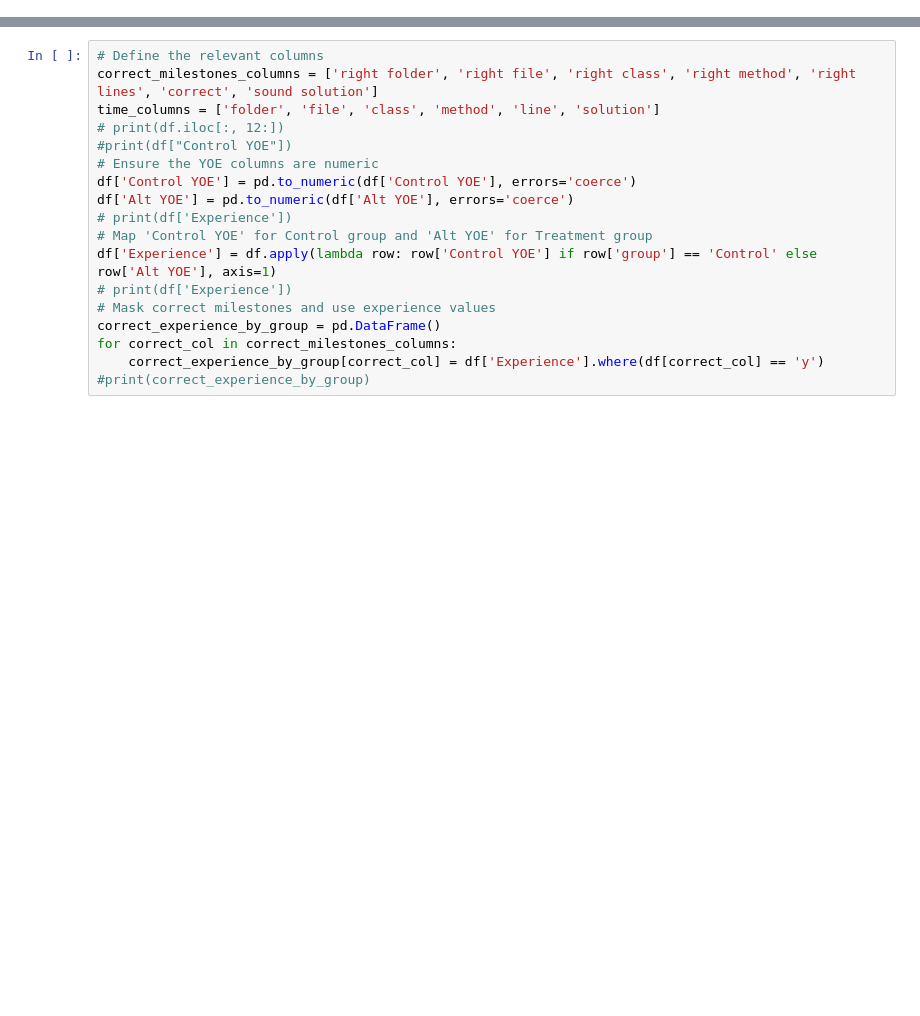
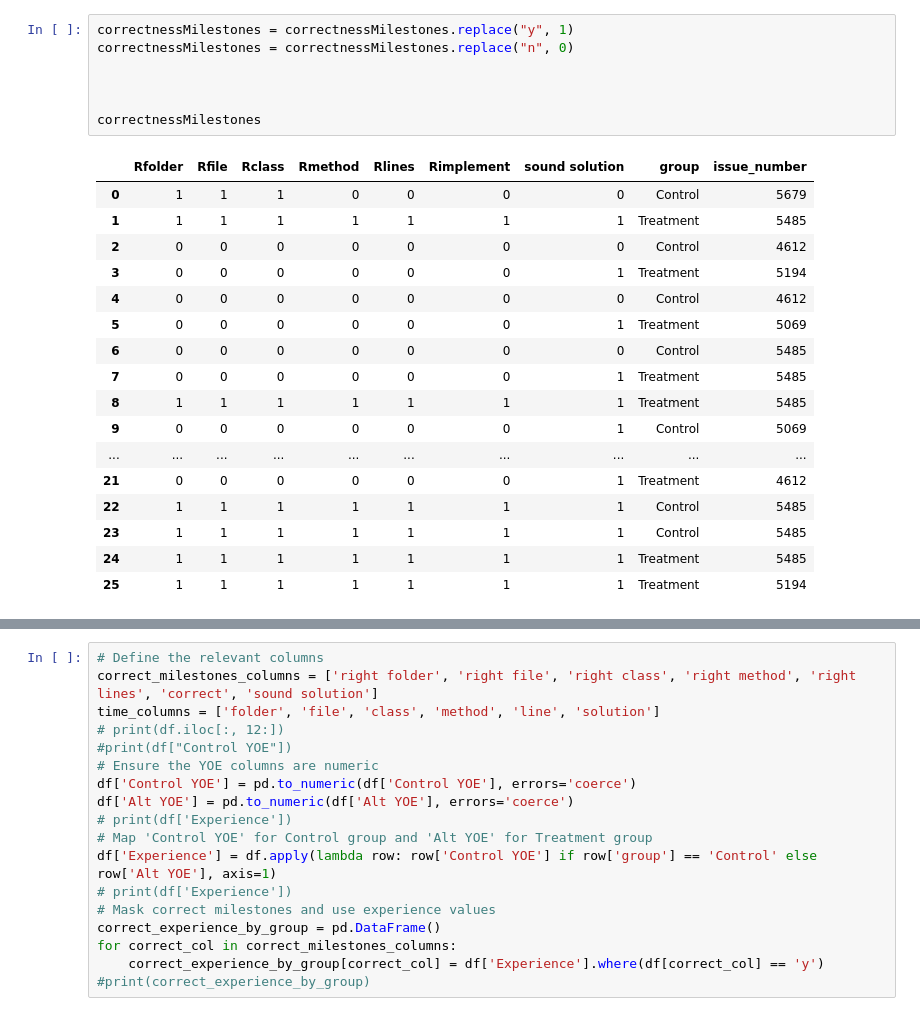
Before and after one commit to JoeyV55/DomainLabelsExperiment, a Jupyter notebook: plots-Final.ipynb, the cells around one changed output, grey strips where cells are left out. Saved outputs shown, nothing was run; the diff lists cells and outputs as text; blank space fills up the shorter version.

```diff
--- a/plots-Final.ipynb
+++ b/plots-Final.ipynb
@@ -8,0 +34,25 @@ df = pd.read_csv(results_milestones_nov24)
+# %%
+correctnessMilestones = correctnessMilestones.replace("y", 1)
+correctnessMilestones = correctnessMilestones.replace("n", 0)
+
+
+
+correctnessMilestones
+# %% [output]
+|  | Rfolder | Rfile | Rclass | Rmethod | Rlines | Rimplement | sound solution | group | issue_number |
+| 0 | 1 | 1 | 1 | 0 | 0 | 0 | 0 | Control | 5679 |
+| 1 | 1 | 1 | 1 | 1 | 1 | 1 | 1 | Treatment | 5485 |
+| 2 | 0 | 0 | 0 | 0 | 0 | 0 | 0 | Control | 4612 |
+| 3 | 0 | 0 | 0 | 0 | 0 | 0 | 1 | Treatment | 5194 |
+| 4 | 0 | 0 | 0 | 0 | 0 | 0 | 0 | Control | 4612 |
+| 5 | 0 | 0 | 0 | 0 | 0 | 0 | 1 | Treatment | 5069 |
+| 6 | 0 | 0 | 0 | 0 | 0 | 0 | 0 | Control | 5485 |
+| 7 | 0 | 0 | 0 | 0 | 0 | 0 | 1 | Treatment | 5485 |
+| 8 | 1 | 1 | 1 | 1 | 1 | 1 | 1 | Treatment | 5485 |
+| 9 | 0 | 0 | 0 | 0 | 0 | 0 | 1 | Control | 5069 |
+| ... | ... | ... | ... | ... | ... | ... | ... | ... | ... |
+| 21 | 0 | 0 | 0 | 0 | 0 | 0 | 1 | Treatment | 4612 |
+| 22 | 1 | 1 | 1 | 1 | 1 | 1 | 1 | Control | 5485 |
+| 23 | 1 | 1 | 1 | 1 | 1 | 1 | 1 | Control | 5485 |
+| 24 | 1 | 1 | 1 | 1 | 1 | 1 | 1 | Treatment | 5485 |
+| 25 | 1 | 1 | 1 | 1 | 1 | 1 | 1 | Treatment | 5194 |
```
Also changed, not shown: parts of 3 cells of this notebook.
